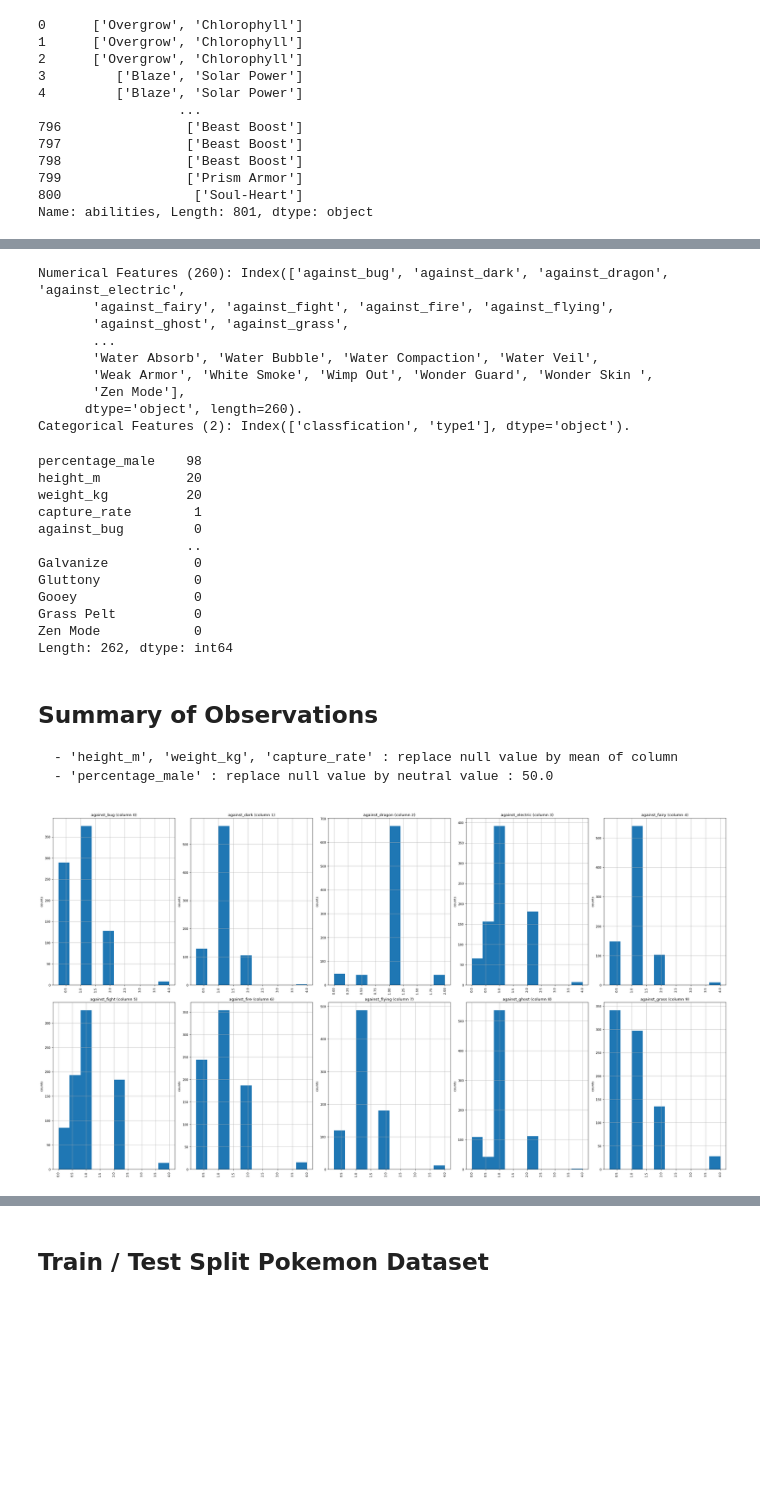
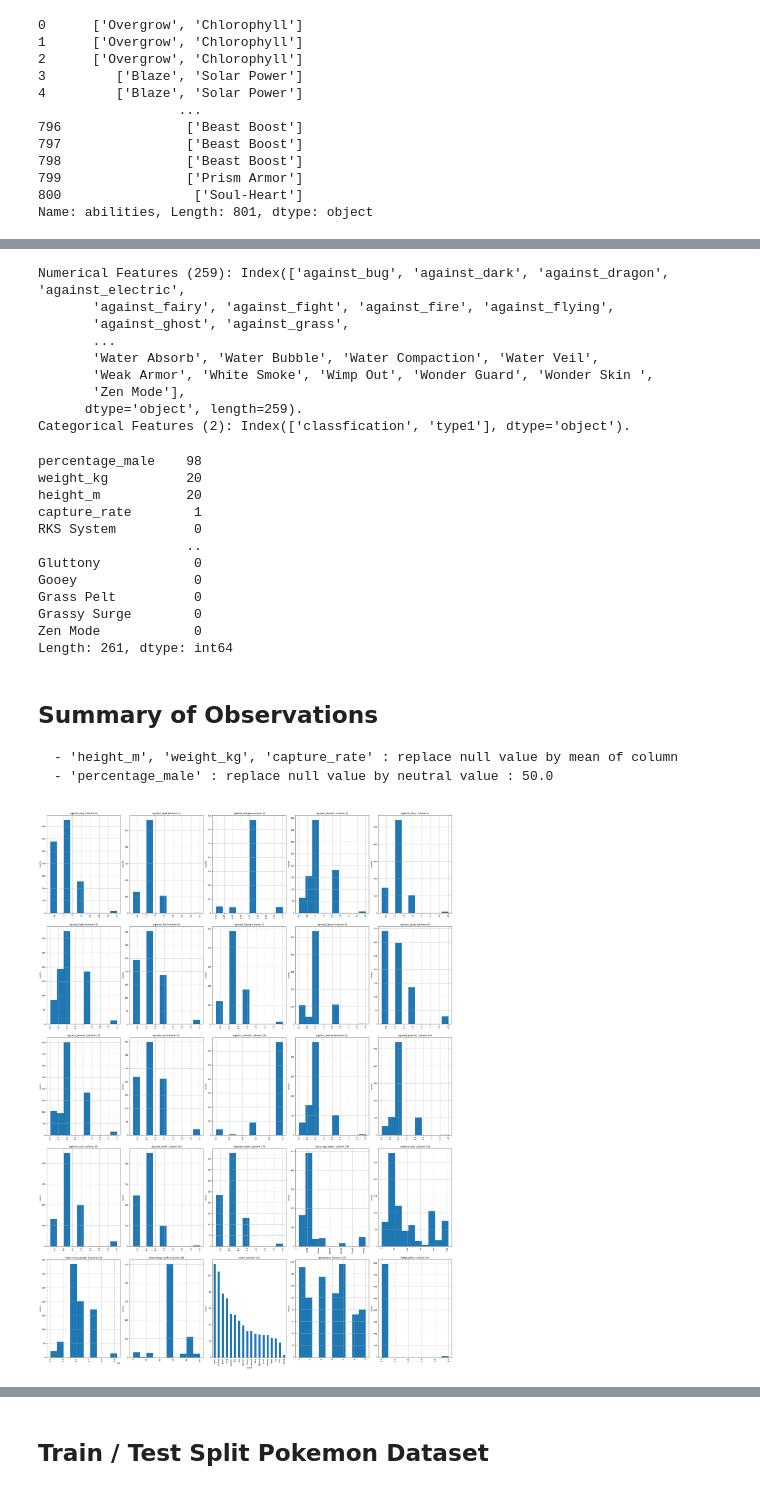
Before and after one commit to OrenChouraki06/projet-legendary-pokemon, a Jupyter notebook: legendary_pokemon_classification.ipynb, the cells around one changed output, grey strips where cells are left out. Saved outputs shown, nothing was run; the diff lists cells and outputs as text; code cells hidden in the pictures; blank space fills up the shorter version.

Commit message:
trim dataset for training/test, remove the 'base_happiness' column

```diff
--- a/legendary_pokemon_classification.ipynb
+++ b/legendary_pokemon_classification.ipynb
@@ -366,0 +370,13 @@ plotCorrelationMatrix(actionable_df_features.drop(columns=categorical_features),
+# %%
+# drop unactionable columns for prediction
+actionable_df_features = actionable_df_features.drop(['base_happiness'], axis=1)
+actionable_num_rows, actionable_num_columns = actionable_df_features.shape
+
+print(f"✅ The Pokemon actionable dataset has {actionable_num_columns} feature colmuns.")
+
+# recompute numerical and categorical features
+actionable_numerical_features = actionable_df_features.select_dtypes(include=['int64', 'float64']).columns
+print(f"Actionable numerical Features: {actionable_numerical_features}.")
+
+actionable_categorical_features = actionable_df_features.select_dtypes(include=['object']).columns
+print(f"Actionable categorical Features: {actionable_categorical_features}.")
@@ -421,40 +449,40 @@ print(f"Numerical Features ({len(numerical_features)}): {numerical_features}.")
 categorical_features = actionable_df_features.select_dtypes(include=['object']).columns
 print(f"Categorical Features ({len(categorical_features)}): {categorical_features}.")
 # %% [output]
-Numerical Features (260): Index(['against_bug', 'against_dark', 'against_dragon', 'against_electric',
+Numerical Features (259): Index(['against_bug', 'against_dark', 'against_dragon', 'against_electric',
        'against_fairy', 'against_fight', 'against_fire', 'against_flying',
        'against_ghost', 'against_grass',
        ...
        'Water Absorb', 'Water Bubble', 'Water Compaction', 'Water Veil',
        'Weak Armor', 'White Smoke', 'Wimp Out', 'Wonder Guard', 'Wonder Skin ',
        'Zen Mode'],
-      dtype='object', length=260).
+      dtype='object', length=259).
 Categorical Features (2): Index(['classfication', 'type1'], dtype='object').
 # %%
 # Explore the null values in the dataset
 actionable_df_features.isnull().sum().sort_values(ascending=False)
 # %% [output]
 percentage_male    98
+weight_kg          20
 height_m           20
-weight_kg          20
 capture_rate        1
-against_bug         0
+RKS System          0
                    ..
-Galvanize           0
 Gluttony            0
 Gooey               0
 Grass Pelt          0
+Grassy Surge        0
 Zen Mode            0
-Length: 262, dtype: int64
+Length: 261, dtype: int64
 # %% [markdown]
 ## Summary of Observations
     - 'height_m', 'weight_kg', 'capture_rate' : replace null value by mean of column
     - 'percentage_male' : replace null value by neutral value : 50.0
 # %%
 # show distribution of a few columns
-plotPerColumnDistribution(actionable_df_features, 10, 5)
+plotPerColumnDistribution(actionable_df_features, 25, 5)
 # %% [output]
-[figure, old version]
+[figure, new version]
 # %%
 # dataframe cleaned and preped for training
 X = actionable_df_features
```
Also changed, not shown: parts of 17 cells of this notebook.
